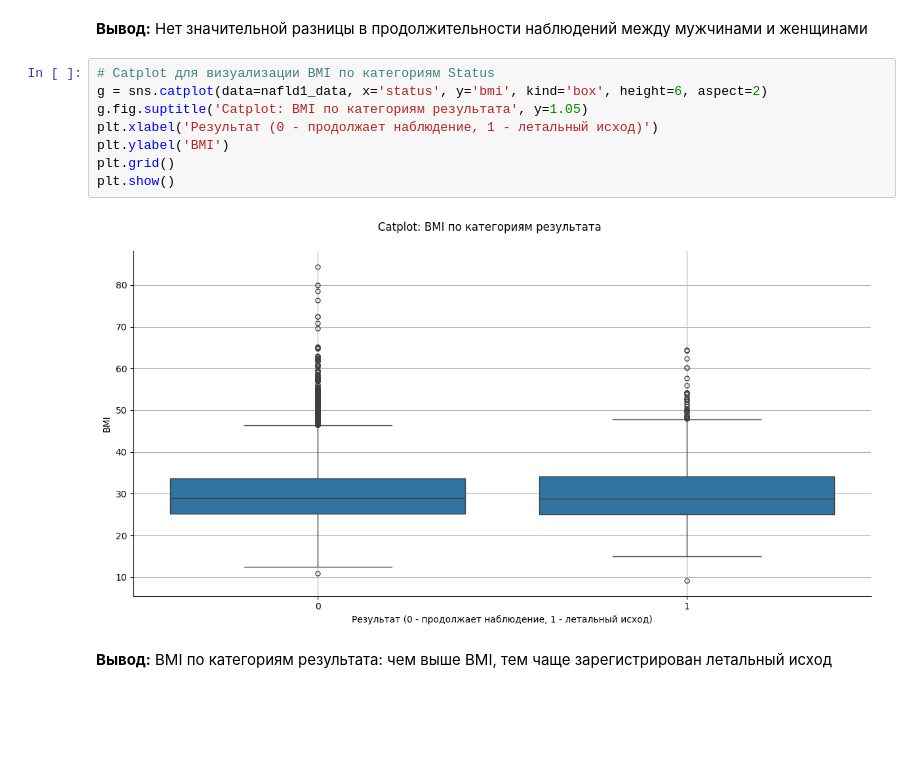
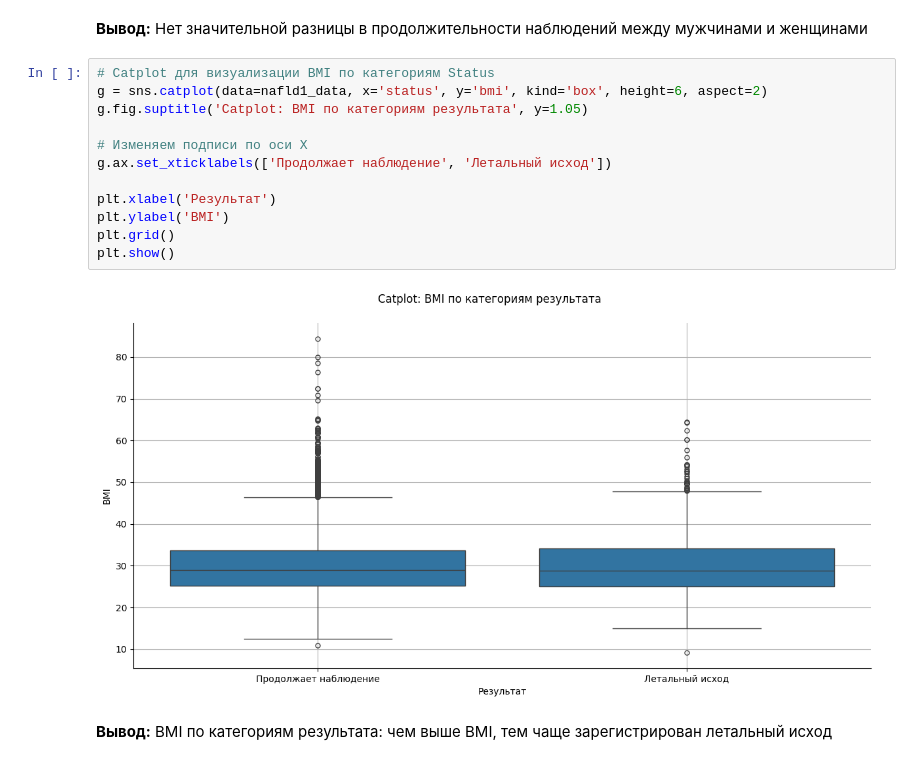
Before and after one commit to HelgaHanemer/SF-Data-Science, a Jupyter notebook: Data_cleaning_and_visualisation_project/C_and_V_project.ipynb, the cells around one changed output. Saved outputs shown, nothing was run; the diff lists cells and outputs as text; blank space fills up the shorter version.

```diff
--- a/Data_cleaning_and_visualisation_project/C_and_V_project.ipynb
+++ b/Data_cleaning_and_visualisation_project/C_and_V_project.ipynb
@@ -398,13 +408,17 @@ plt.show()
 # %%
 # Catplot для визуализации BMI по категориям Status
 g = sns.catplot(data=nafld1_data, x='status', y='bmi', kind='box', height=6, aspect=2)
 g.fig.suptitle('Catplot: BMI по категориям результата', y=1.05)
-plt.xlabel('Результат (0 - продолжает наблюдение, 1 - летальный исход)')
+
+# Изменяем подписи по оси X
+g.ax.set_xticklabels(['Продолжает наблюдение', 'Летальный исход'])
+
+plt.xlabel('Результат')
 plt.ylabel('BMI')
 plt.grid()
 plt.show()
 # %% [output]
-[figure, old version]
+[figure, new version]
 # %% [markdown]
 **Вывод:** BMI по категориям результата: чем выше BMI, тем чаще зарегистрирован летальный исход
 # %% [markdown]
```
Also changed, not shown: parts of 4 cells of this notebook.
